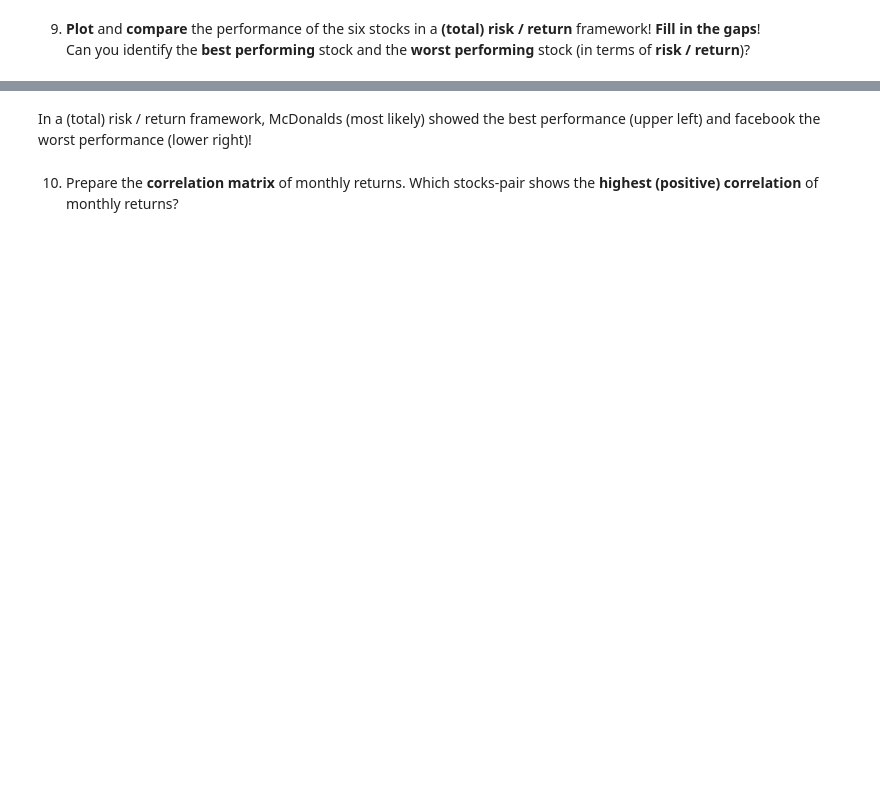
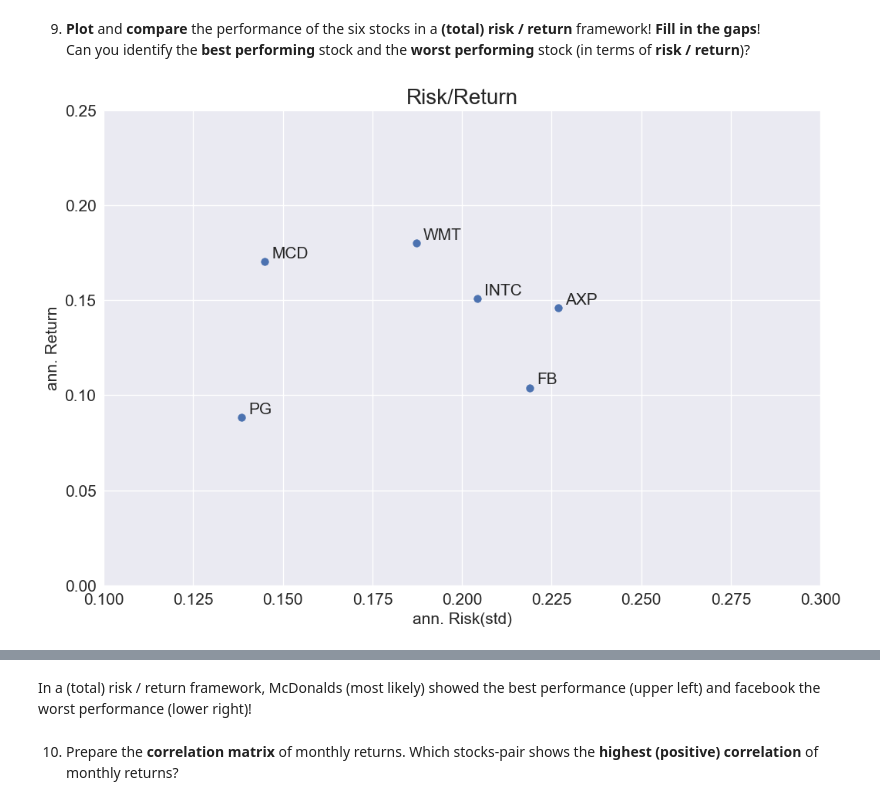
Before and after one commit to northpr/automated_trading, a Jupyter notebook: Part2_Materials/Exercises/Exercise_2.ipynb, the cells around one changed output, grey strips where cells are left out. Saved outputs shown, nothing was run; the diff lists cells and outputs as text; code cells hidden in the pictures; blank space fills up the shorter version.

```diff
--- a/Part2_Materials/Exercises/Exercise_2.ipynb
+++ b/Part2_Materials/Exercises/Exercise_2.ipynb
@@ -147,6 +166,8 @@ plt.show()
 Still hard to compare performance, right?
 # %% [markdown]
 5. __Resample__ stocks to __monthly__ frequency (__last__ trading price of each month, index should show last calender day)!<br> __Save__ the resampled Dataframe in the variable __stocks_m__!
+# %%
+stocks_m = stocks.resample("M").last()
 # %%
 # run the cell!
 stocks_m.head()
@@ -153,5 +182,7 @@ stocks_m.head()
 # %% [markdown]
 6. Calculate __monthly returns__ and __save__ the result in the variable __ret__! (drop NaN Values!)
+# %%
+ret = stocks_m.pct_change().dropna()
 # %%
 #run the cell!
 ret
@@ -159,7 +209,7 @@ ret
 7. Calculate __mean__ and  __standard deviation__ of monthly returns! __Save__ the result in the variable __summary__!<br>
 __Fill in the gaps!__
 # %%
-summary = ret.describe().T.loc[:, [---, ---]]
+summary = ret.describe().T.loc[:,["mean","std"]]
 # %%
 #run the cell!
 summary
@@ -166,8 +224,8 @@ summary
 # %% [markdown]
 8. __Annualize__ mean and standard deviation of returns! __Fill in the gaps!__
 # %%
-summary["mean"] = summary["mean"]*---
-summary["std"] = summary["std"]*---(---)
+summary["mean"] = summary["mean"]*12
+summary["std"] = summary["std"]*np.sqrt(12)
 # %%
 #run the cell!
 summary
@@ -175,10 +241,12 @@ summary
 9. __Plot__ and __compare__ the performance of the six stocks in a __(total) risk / return__ framework! __Fill in the gaps__! <br>
 Can you identify the __best performing__ stock and the __worst performing__ stock (in terms of __risk / return__)?
 # %%
-summary.plot(kind = "---", x = "---", y = "---", figsize = (12, 8), s = 50, fontsize = 15, xlim = (0.1, 0.3), ylim = (0, 0.25))
+summary.plot(kind = "scatter", x = "std", y = "mean", figsize = (12, 8), s = 50, fontsize = 15, xlim = (0.1, 0.3), ylim = (0, 0.25))
 for i in summary.index:
     plt.annotate(i, xy=(summary.loc[i, "std"]+0.002, summary.loc[i, "mean"]+0.002), size = 15)
 plt.xlabel("ann. Risk(std)", fontsize = 15)
 plt.ylabel("ann. Return", fontsize = 15)
 plt.title("Risk/Return", fontsize = 20)
 plt.show()
+# %% [output]
+[figure, added]
```
Also changed, not shown: parts of 9 cells of this notebook.
